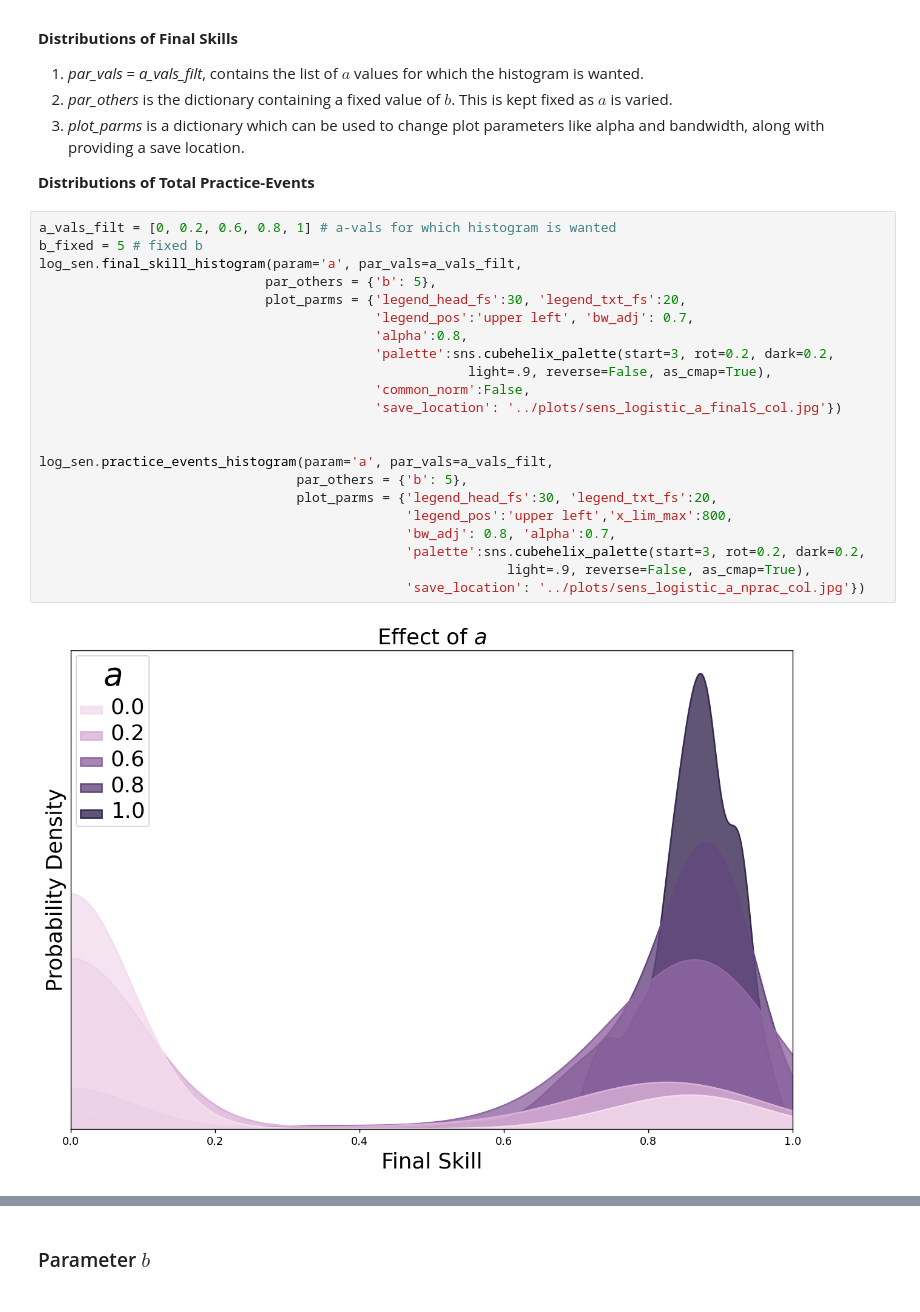
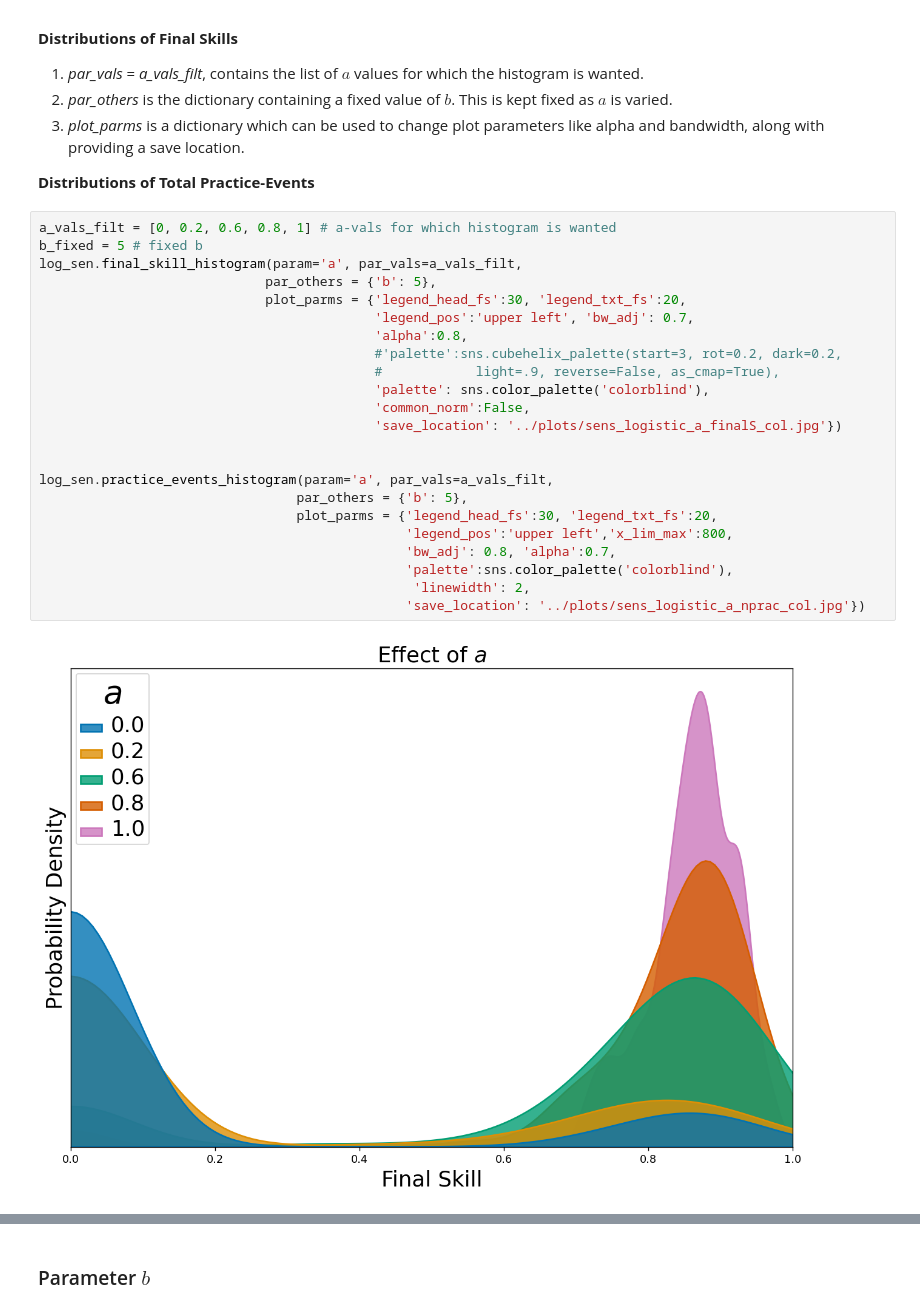
Before and after one commit to plaskar/rps_model, a Jupyter notebook: notebooks/RPS Sensitivity.ipynb, the cells around one changed output, grey strips where cells are left out. Cells and saved outputs as stored; diff of their text form.

```diff
--- a/notebooks/RPS Sensitivity.ipynb
+++ b/notebooks/RPS Sensitivity.ipynb
@@ -70,24 +67,25 @@ df_log_sim.to_csv('../data/RPS sims/log_sensitivity_a_b.csv')
 # %%
 a_vals_filt = [0, 0.2, 0.6, 0.8, 1] # a-vals for which histogram is wanted
 b_fixed = 5 # fixed b
 log_sen.final_skill_histogram(param='a', par_vals=a_vals_filt,
                              par_others = {'b': 5},
                              plot_parms = {'legend_head_fs':30, 'legend_txt_fs':20,
                                            'legend_pos':'upper left', 'bw_adj': 0.7,
                                            'alpha':0.8,
-                                           'palette':sns.cubehelix_palette(start=3, rot=0.2, dark=0.2,
-                                                       light=.9, reverse=False, as_cmap=True),
+                                           #'palette':sns.cubehelix_palette(start=3, rot=0.2, dark=0.2,
+                                           #            light=.9, reverse=False, as_cmap=True),
+                                           'palette': sns.color_palette('colorblind'),
                                            'common_norm':False,
                                            'save_location': '../plots/sens_logistic_a_finalS_col.jpg'})
 
 
 log_sen.practice_events_histogram(param='a', par_vals=a_vals_filt,
                                  par_others = {'b': 5},
                                  plot_parms = {'legend_head_fs':30, 'legend_txt_fs':20,
                                                'legend_pos':'upper left','x_lim_max':800,
                                                'bw_adj': 0.8, 'alpha':0.7,
-                                               'palette':sns.cubehelix_palette(start=3, rot=0.2, dark=0.2,
-                                                            light=.9, reverse=False, as_cmap=True),
+                                               'palette':sns.color_palette('colorblind'),
+                                                'linewidth': 2,
                                                'save_location': '../plots/sens_logistic_a_nprac_col.jpg'})
 # %% [output]
-[figure, old version]
+[figure, new version]
```
Also changed, not shown: parts of 2 cells of this notebook, 8 other files.
